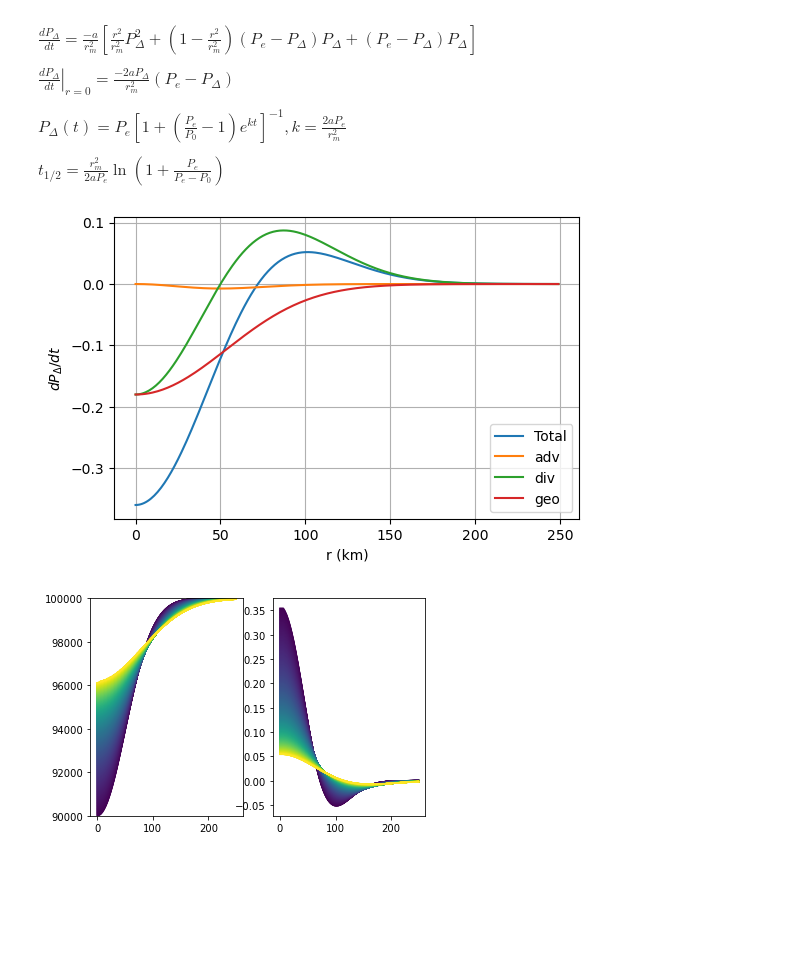
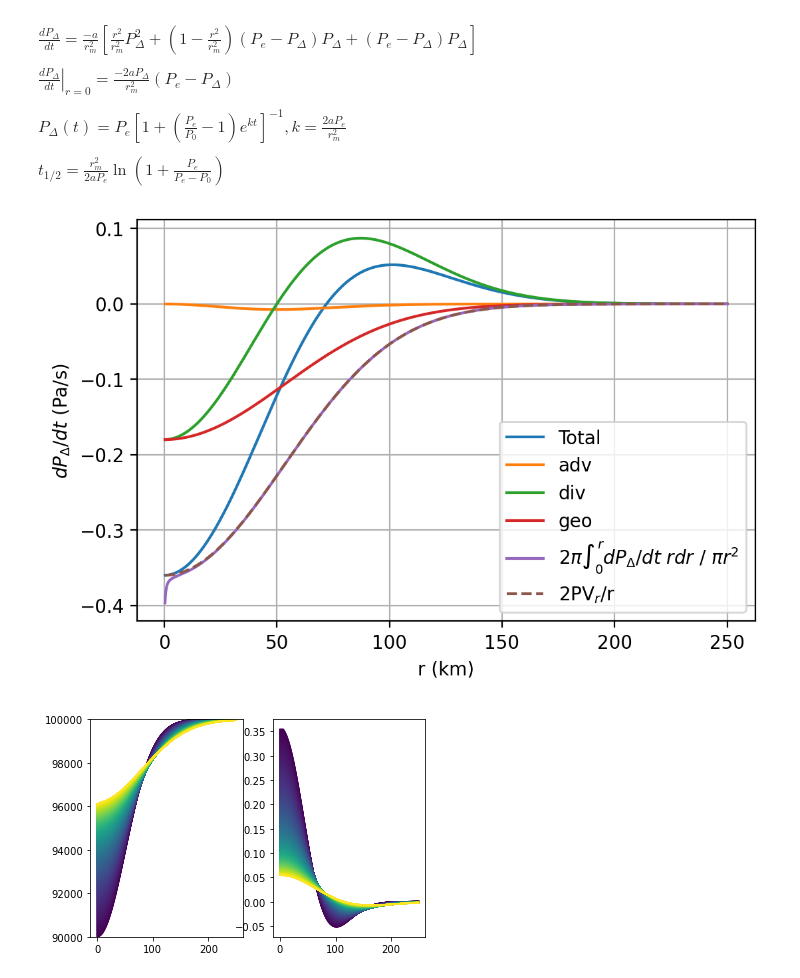
Before and after one commit to suprdory/wrfstore-py, a Jupyter notebook: pressure_tend_anal_sols.ipynb, the cells around one changed output. Drawn from its saved outputs; the diff is of its cells as text; code cells hidden in the pictures; blank space fills up the shorter version.

```diff
--- a/pressure_tend_anal_sols.ipynb
+++ b/pressure_tend_anal_sols.ipynb
@@ -23,29 +23,41 @@ from matplotlib import pyplot as plt
 # %%
 a=0.5
 rmax=50000
-r=np.arange(0,250000,1000)
+r=np.arange(100,250000,50)
 rkm=r/1000
+dr=r[1]-r[0]
 
 Pe=100000
 Pdmax=10000
 Pd=Pdmax*np.exp(-r**2/(2*rmax**2))
+P=Pe-Pd
+dPdr=np.gradient(P,r)
+Vr=-a*dPdr
 
 adv=-a*r**2/rmax**4*Pd**2
 div=-a/rmax**2*(1-r**2/rmax**2)*(Pe-Pd)*Pd
 geo=-a/rmax**2*(Pe-Pd)*Pd
+tot=adv+div+geo
+dPbardt=np.cumsum(tot*2*np.pi*r*dr)/(np.pi*r**2)
+dPbardt_th=2*P*Vr/r
+
+ns=5
 
 plt.rcParams["axes.prop_cycle"] = plt.cycler("color", plt.cm.tab10(np.linspace(0,1,10)))
-fig,ax=plt.subplots(1,1,dpi=100)
-ax.plot(rkm,adv+div+geo)
-ax.plot(rkm,adv)
-ax.plot(rkm,div)
-ax.plot(rkm,geo)
+fig,ax=plt.subplots(1,1,dpi=200)
+ax.plot(rkm[ns:],tot[ns:])
+ax.plot(rkm[ns:],adv[ns:])
+ax.plot(rkm[ns:],div[ns:])
+ax.plot(rkm[ns:],geo[ns:])
+ax.plot(rkm[ns:],dPbardt[ns:])
+ax.plot(rkm[ns:],dPbardt_th[ns:],'--')
+
 ax.grid(True)
 ax.set_xlabel('r (km)')
-ax.set_ylabel('$dP_\Delta/dt$')
-ax.legend(('Total','adv','div','geo'));
+ax.set_ylabel('$dP_\Delta/dt$ (Pa/s)')
+ax.legend(('Total','adv','div','geo','$2\pi\int_0^r dP_\Delta/dt$ $r dr$ $/$ $\pi r^2$','2PV$_r$/r'));
 # %% [output]
-[figure, old version]
+[figure, new version]
 # %%
 dt=60
 a=0.5
```
Also changed, not shown: 15 other files.
